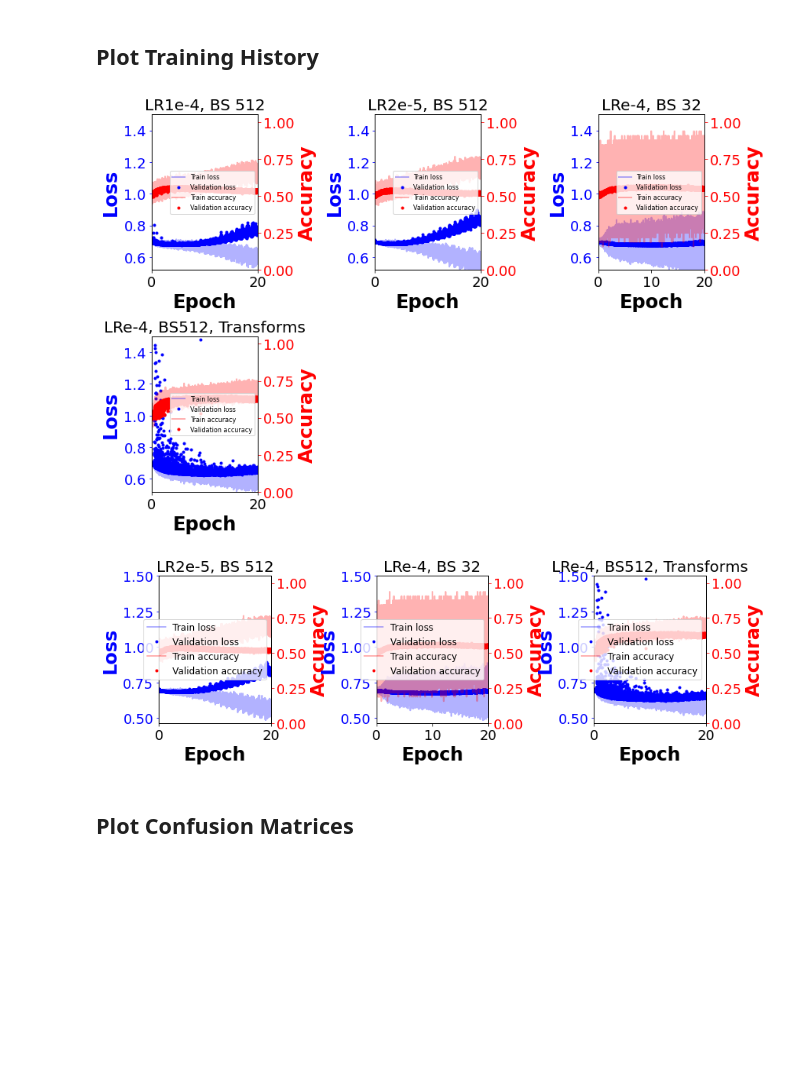
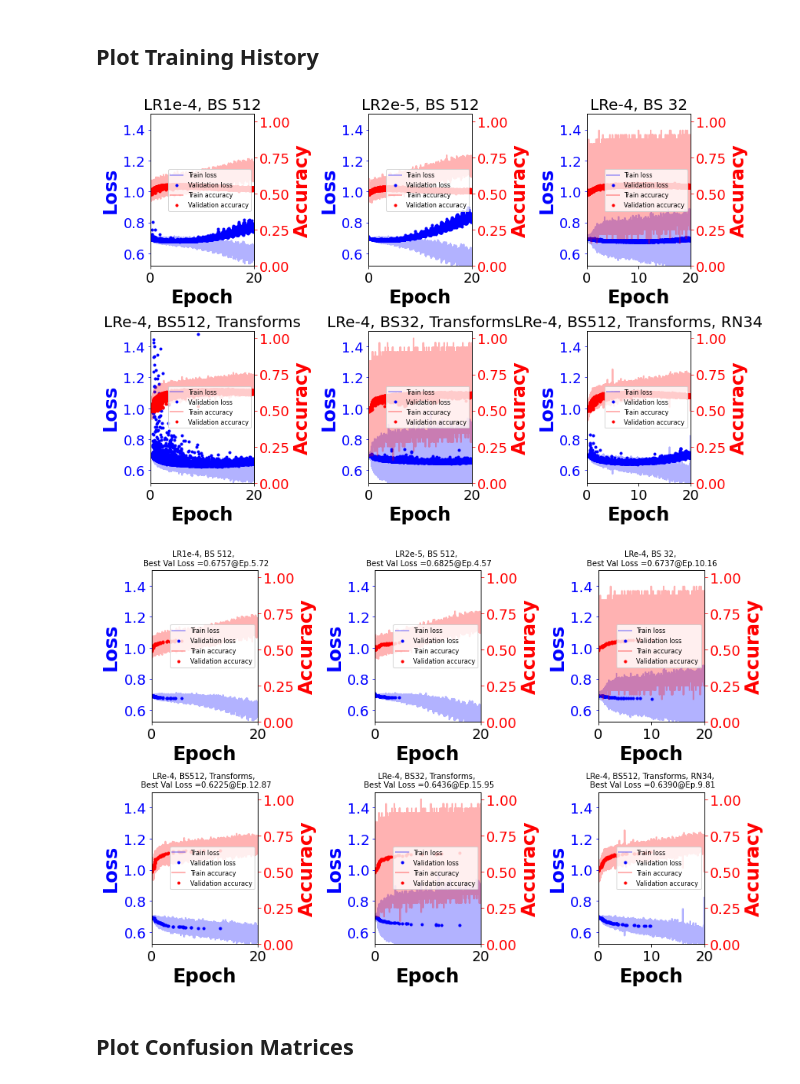
Before and after one commit to WatChMaL/CNN, a Jupyter notebook: ResNet_Analysis/E-Gamma Only.ipynb, the cells around one changed output. Cells and saved outputs as stored; diff of their text form; code cells hidden in the pictures; blank space fills up the shorter version.

```diff
--- a/ResNet_Analysis/E-Gamma Only.ipynb
+++ b/ResNet_Analysis/E-Gamma Only.ipynb
@@ -35,12 +32,16 @@ path_1 = os.path.join(dump_dir,'20200717_183009_no_muons')
 path_2 = os.path.join(dump_dir,'20200720_135853_no_muons_lr00002')
 path_3 = os.path.join(dump_dir, '20200721_101347_no_muons_bs32')
 path_4 = os.path.join(dump_dir, '20200731_151811_egamma_transforms_train')
+path_5 = os.path.join(dump_dir, '20200803_165134_no_muons_bs32_transforms')
+path_6 = os.path.join(dump_dir, '20200804_173549_no_muons_rn34')
 preferred_run_idx = 3
-paths = list([path_1, path_2, path_3, path_4])
-run_names=['LR1e-4, BS 512','LR2e-5, BS 512', 'LRe-4, BS 32', 'LRe-4, BS512, Transforms']
-cut_names=[['fq_failed', 'fq_flag'] for _ in range(4)]
+paths = list([path_1, path_2, path_3, path_4, path_5, path_6])
+run_names=['LR1e-4, BS 512','LR2e-5, BS 512', 'LRe-4, BS 32', 'LRe-4, BS512, Transforms', 'LRe-4, BS32, Transforms', 'LRe-4, BS512, Transforms, RN34']
+cut_names=[['fq_failed', 'fq_flag'] for _ in range(6)]
 
 idx_file_paths = ['/fast_scratch/WatChMaL/data/IWCD_fulltank_300_pe_idxs_no_muons.npz' for _ in range(4)]
+idx_file_paths.append('/fast_scratch/WatChMaL/data/IWCD_fulltank_300_post_veto_pe_idxs_no_muons.npz')
+idx_file_paths.append('/fast_scratch/WatChMaL/data/IWCD_fulltank_300_post_veto_pe_idxs_no_muons.npz')
 
 fq_dset='vetoed'
 
@@ -53,11 +54,11 @@ softmax_index_dict = {value:key for key, value in LABEL_DICT.items()}
 # %%
 fig = disp_multiple_learn_hist(paths,losslim=1.5,titles=run_names,leg_font=8, title_font=20)
 # %% [output]
-[figure, old version]
+[figure, new version]
 # %%
-fig = disp_multiple_learn_hist(paths[1:],losslim=1.5,titles=run_names[1:],leg_font=12, title_font=20)
+fig = disp_multiple_learn_hist(paths,losslim=1.5,titles=run_names,leg_font=8, title_font=10, best_only=True)
 # %% [output]
-[figure, old version]
+[figure, new version]
 # %% [markdown]
 ## Plot Confusion Matrices
 # %%
```
Also changed, not shown: parts of 5 cells of this notebook, 3 other files.
